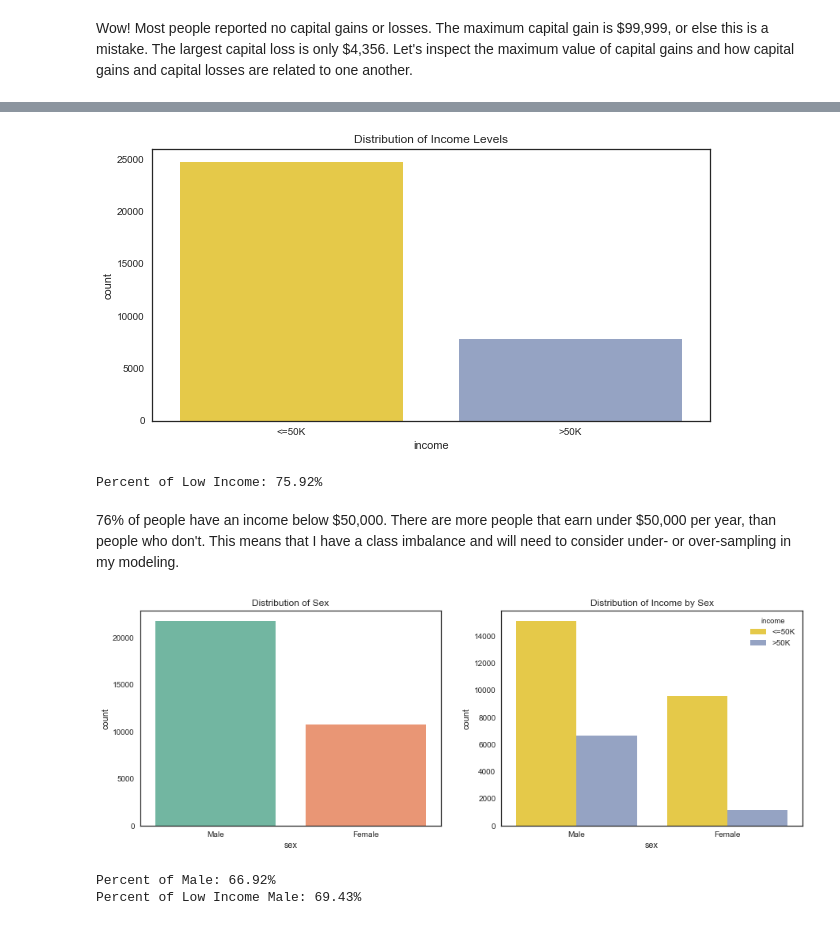
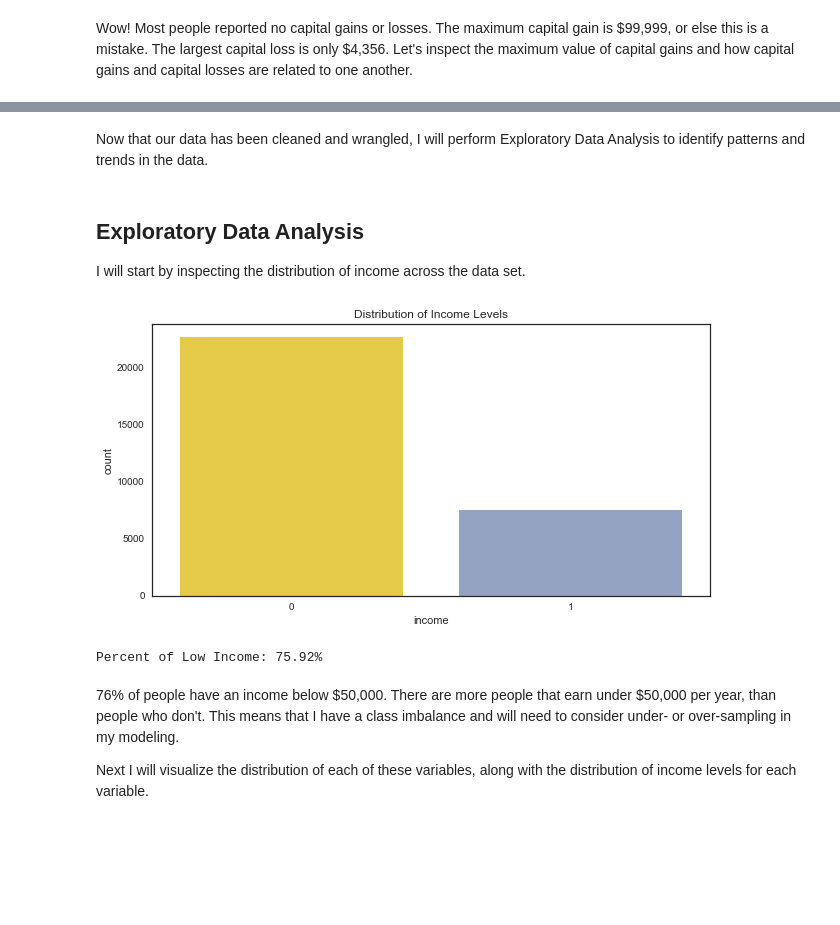
Before and after one commit to ephs08kmp/capstone_projects, a Jupyter notebook: Capstone 3 Income Data.ipynb, the cells around one changed output, grey strips where cells are left out. Saved outputs shown, nothing was run; the diff lists cells and outputs as text; code cells hidden in the pictures; blank space fills up the shorter version.

```diff
--- a/Capstone 3 Income Data.ipynb
+++ b/Capstone 3 Income Data.ipynb
@@ -319,0 +441,3 @@ plt.show()
+# %%
+inc.income = inc.income.map({'>50K': 1, '<=50K': 0})
+inc.head()
@@ -320,30 +451,20 @@ plt.show()
+# %% [markdown]
+Now that our data has been cleaned and wrangled, I will perform Exploratory Data Analysis to identify patterns and trends in the data.
+# %% [markdown]
+## Exploratory Data Analysis
+
+I will start by inspecting the distribution of income across the data set.
 # %%
 plt.figure(figsize=(10,5))
-sns.countplot(x='income', data=inc_raw, palette='Set2_r')
+sns.countplot(x='income', data=inc, palette='Set2_r')
 plt.title('Distribution of Income Levels')
 plt.show()
 
 print('Percent of Low Income: {:.2f}%'.format(len(inc_raw[inc_raw.income == '<=50K'])/len(inc_raw)*100))
 # %% [output]
-[figure, old version]
+[figure, new version]
 Percent of Low Income: 75.92%
 # %% [markdown]
 76% of people have an income below \$50,000. There are more people that earn under \$50,000 per year, than people who don't. This means that I have a class imbalance and will need to consider under- or over-sampling in my modeling.
+
+Next I will visualize the distribution of each of these variables, along with the distribution of income levels for each variable.
-# %%
-plt.figure(figsize=(15,5))
-plt.subplot(121)
-sns.countplot(x='sex', data=inc_raw, palette='Set2')
-plt.title('Distribution of Sex')
-
-plt.subplot(122)
-sns.countplot(x='sex', data=inc_raw, hue='income', palette='Set2_r')
-plt.title('Distribution of Income by Sex')
-plt.show()
-
-inc_male = inc_raw[inc_raw.sex == 'Male']
-print('Percent of Male: {:.2f}%'.format(len(inc_male)/len(inc_raw)*100))
-print('Percent of Low Income Male: {:.2f}%'.format(len(inc_male[inc_male['income'] == '<=50K'])/len(inc_male)*100))
-# %% [output]
-[figure, removed]
-Percent of Male: 66.92%
-Percent of Low Income Male: 69.43%
```
Also changed, not shown: parts of 35 cells of this notebook.
